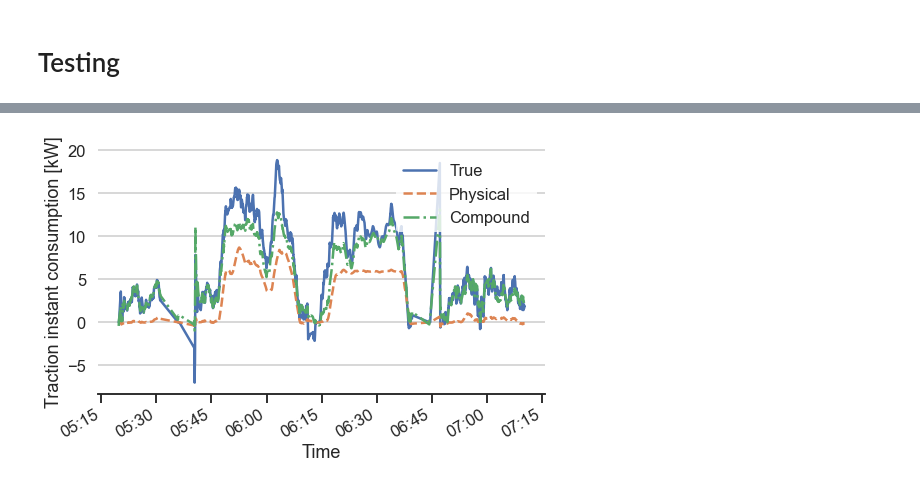
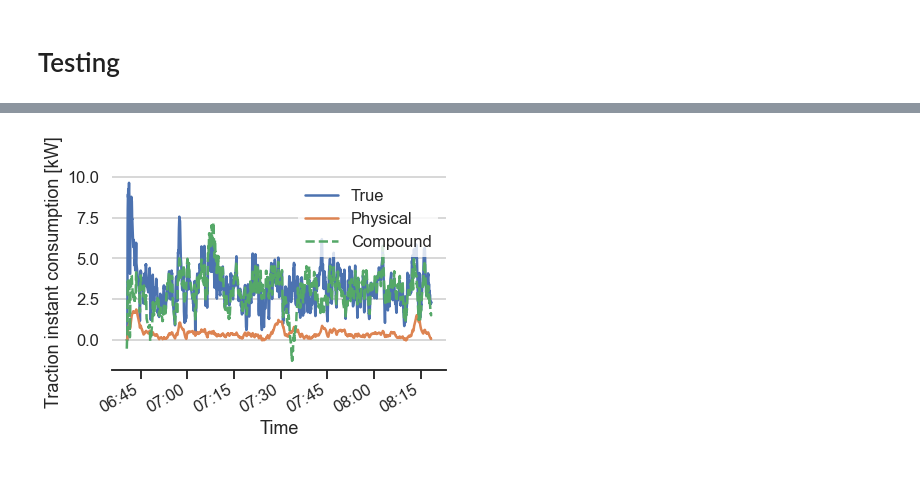
Before and after one commit to simonmoesorensen/energy-consumption-project, a Jupyter notebook: notebooks/combined_model.ipynb, the cells around one changed output, grey strips where cells are left out. Cells and saved outputs as stored; diff of their text form; code cells hidden in the pictures.

Commit message:
Added results for training and testing on CPH1

```diff
--- a/notebooks/combined_model.ipynb
+++ b/notebooks/combined_model.ipynb
@@ -39,11 +41,11 @@ pd.set_option('display.max_columns', None)
 # temp.to_parquet("../data/processed/all_trips.parquet")
 # del temp
 # %%
-# df = load_trips(['M3_VH', 'CPH1_HH', 'CPH1_VH'], trips='all', sampling='2s')
-# df_test = load_trips(['CPH6_VH', 'CPH6_HH'], trips='all', sampling='2s')
 all_data = pd.read_parquet("../data/processed/all_trips.parquet")
-df = all_data.query("route in ['M3_VH', 'CPH1_HH', 'CPH1_VH']")
-df_test = all_data.query("route in ['CPH6_VH', 'CPH6_HH']")
+# df = all_data.query("route in ['M3_VH', 'CPH1_HH', 'CPH1_VH']")
+# df_test = all_data.query("route in ['CPH6_VH', 'CPH6_HH']")
+df = all_data.query("route == 'CPH1_VH' and trip in [7792, 7805, 8040, 8042, 8227, 9289]")
+df_test = all_data.query("route == 'CPH1_VH' and trip == 10218")
 
 outlier_columns = ['acceleration_z',
                    'acceleration_y',
@@ -205,18 +226,18 @@ print(r2_score(df_test['traction_instant_consumption'], df_test['kW_pred_final']
 # %%
-df_plot = df.query("`trip` == 7448").drop(["route"], axis=1).rolling("2min").mean().reset_index()
+df_plot = df_test.query("`trip` == 10218").drop(["route"], axis=1).rolling("2min").mean().reset_index()
 
 fig, ax = plt.subplots()
 sns.lineplot(data=df_plot, x="TS_or_Distance", y="traction_instant_consumption", label='True')
-sns.lineplot(data=df_plot, x="TS_or_Distance", y="kW_pred", label='Physical', linestyle='--')
-sns.lineplot(data=df_plot, x="TS_or_Distance", y="kW_pred_final", label='Compound', linestyle='dashdot')
+sns.lineplot(data=df_plot, x="TS_or_Distance", y="kW_pred", label='Physical')
+sns.lineplot(data=df_plot, x="TS_or_Distance", y="kW_pred_final", label='Compound', linestyle='--')
 
 ax.set(
-    # title='Physical and compound model predictions on train set',
+    # title='Physical and compound model predictions on test set',
     xlabel="Time",
     ylabel="Traction instant consumption [kW]",
 )
 fig.autofmt_xdate()
 ax.xaxis.set_major_formatter(mdates.DateFormatter('%H:%M'))
-fig.savefig("../figures/compound_train.pdf")
+fig.savefig("../figures/compound_test.pdf")
 # %% [output]
-[figure, old version]
+[figure, new version]
```
Also changed, not shown: parts of 9 cells of this notebook, 10 other files.
